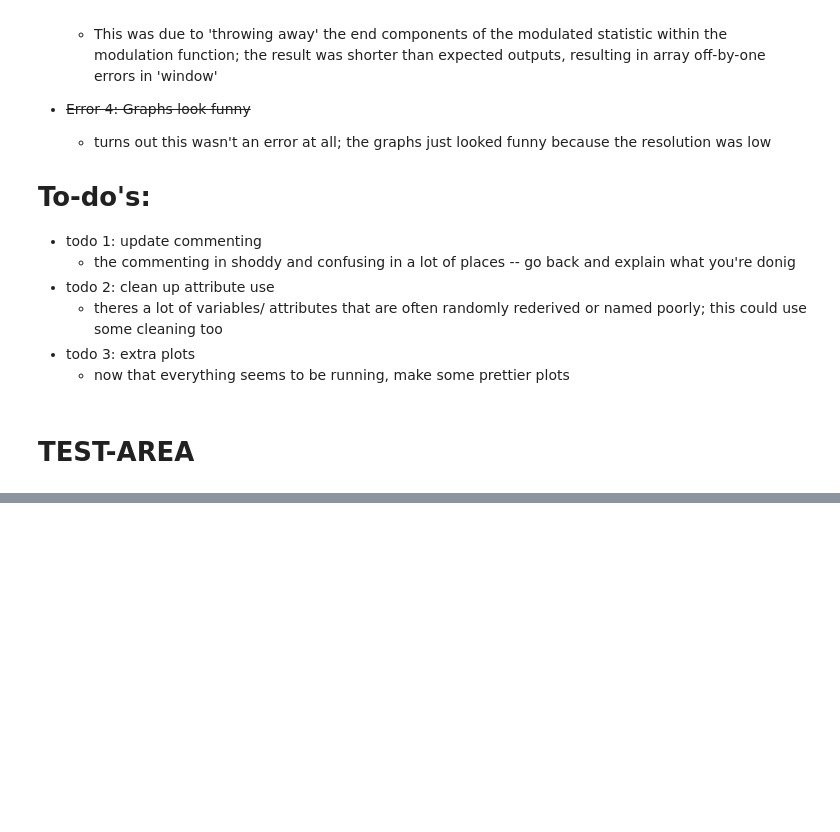
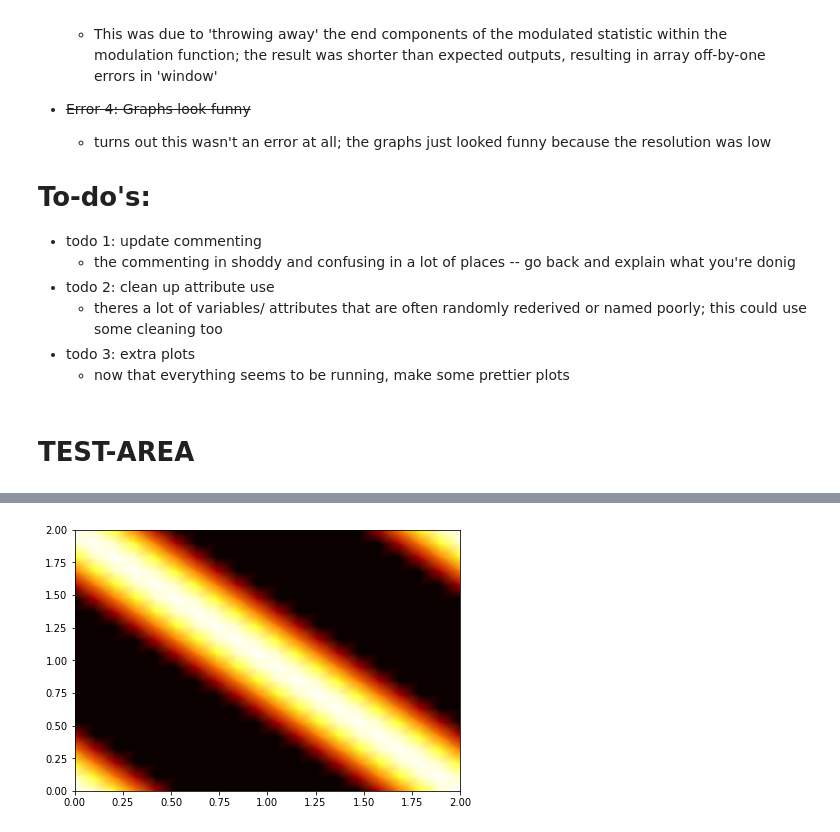
Before and after one commit to mickbrawler/Waveforms, a Jupyter notebook: OnSource_part_1.ipynb, the cells around one changed output, grey strips where cells are left out. Saved outputs shown, nothing was run; the diff lists cells and outputs as text; code cells hidden in the pictures; blank space fills up the shorter version.

```diff
--- a/OnSource_part_1.ipynb
+++ b/OnSource_part_1.ipynb
@@ -649,0 +724,15 @@ Need-fixing:
+# %%
+y=np.linspace(0,2,20)
+x=np.linspace(0,2,20)
+z=[ (math.cos(np.pi*(i+j))) for i in x for j in y]
+z=np.array(z).reshape(len(x),len(y))
+# %%
+fig, ax = plt.subplots(constrained_layout=True)
+ax.pcolormesh(x, y, z,cmap='hot', shading='gouraud', vmin=0, vmax=Z.max())
+ax.set_xlim(0, 2)
+ax.set_ylim(0, 2)
+
+
+plt.show()
+# %% [output]
+[figure, added]
```
Also changed, not shown: parts of 13 cells of this notebook.
